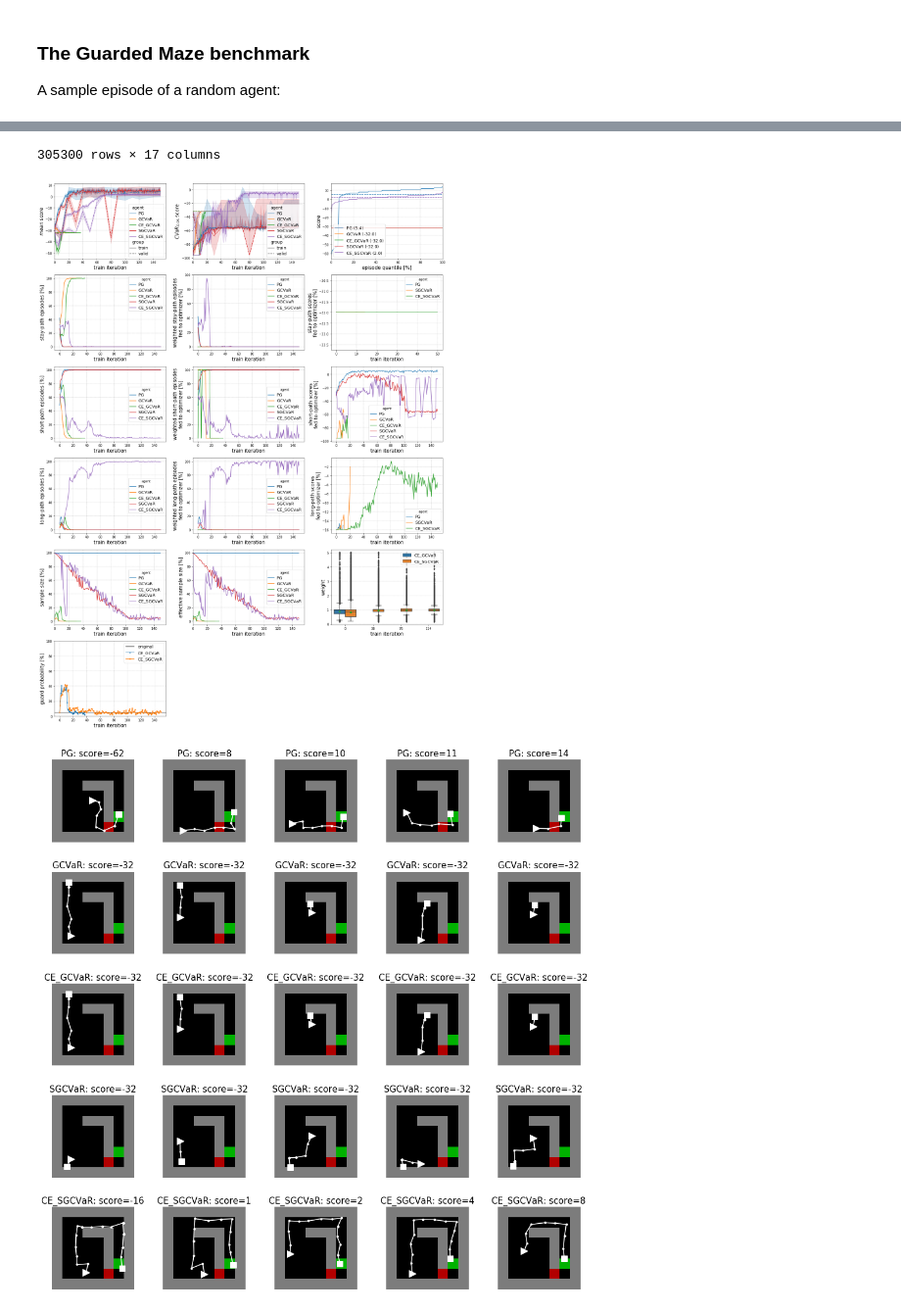
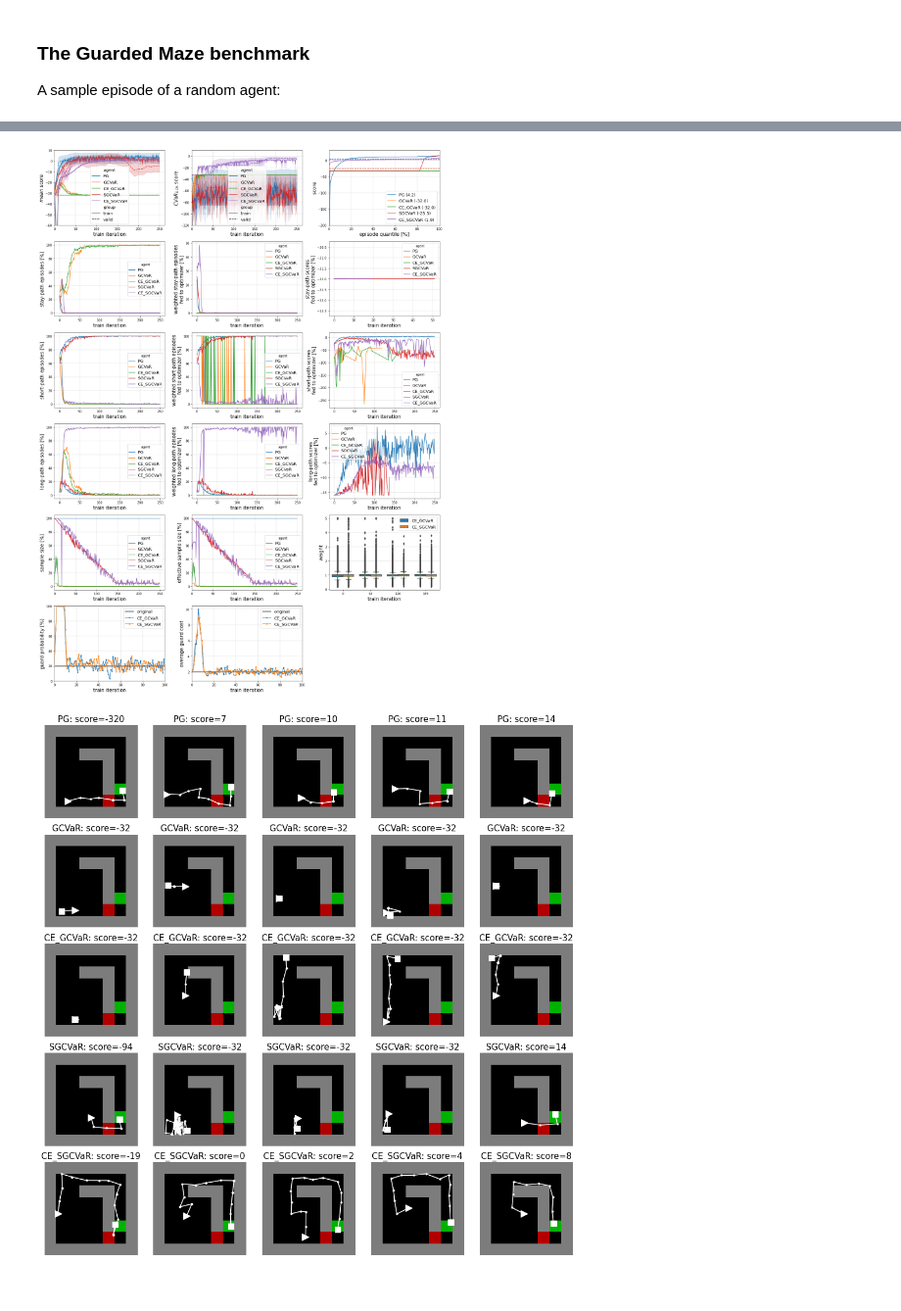
Before and after one commit to ido90/CeSoR, a Jupyter notebook: GuardedMazeExample.ipynb, the cells around one changed output, grey strips where cells are left out. Shown at 98% size. Saved outputs shown, nothing was run; the diff lists cells and outputs as text; code cells hidden in the pictures.

Commit message:
GuardedMaze Notebook: update with random-cost experiments

```diff
--- a/GuardedMazeExample.ipynb
+++ b/GuardedMazeExample.ipynb
@@ -56,27 +56,41 @@ CVaR optimization in this case is with respect to the randomness in the value of
 # %%
 %%time
+
+experiment_args = dict(guard_prob=0.2, guard_cost=2, rand_cost=True, title='maze_randcost')
 
 # Define agents (note that the training hyperparams are also defined here through the dict train_hparams).
 agents = dict(
     PG = (Agents.FC, dict()),
     GCVaR = (Agents.FC, dict(train_hparams=dict(cvar=0.05))),
     CE_GCVaR = (Agents.FC, dict(train_hparams=dict(cvar=0.05, ce_update_freq=1))),  # + CE
-    SGCVaR = (Agents.FC, dict(train_hparams=dict(cvar=0.05, soft_cvar=0.7))),  # + soft-CVaR
-    CE_SGCVaR = (Agents.FC, dict(train_hparams=dict(cvar=0.05, ce_update_freq=1, soft_cvar=0.7))),  # + CE + soft-CVaR
+    SGCVaR = (Agents.FC, dict(train_hparams=dict(cvar=0.05, soft_cvar=0.6))),  # + soft-CVaR
+    CE_SGCVaR = (Agents.FC, dict(train_hparams=dict(cvar=0.05, ce_update_freq=1, soft_cvar=0.6))),  # + CE + soft-CVaR
 );
 
 # Run experiment: setup, training, testing and analysis.
-E1 = GML.Experiment(agents, train_episodes=60000, valid_episodes=60, test_episodes=1000,
-                    guard_prob=0.05, rand_cost=False, optim_freq=400, title='maze_Beta05')
-axs = E1.main()
+E2 = GML.Experiment(agents, train_episodes=100000, valid_episodes=60, test_episodes=1000, optim_freq=400,
+                    no_change_tolerance=0, **experiment_args)
+axs = E2.main()
 
 # Save results and show a sample of episodes.
+E2.save_results()
+
+axs[0].set_ylim((max(axs[0].get_ylim()[0],-60),10))
+axs[1].set_ylim((max(axs[1].get_ylim()[0],-120),10))
+axs[2].set_ylim((max(axs[2].get_ylim()[0],-200),None))
 axs[2].legend(fontsize=13, loc='lower right')
-plt.savefig('outputs/maze_Beta05_summary.png', bbox_inches='tight')
-E1.save_results()
-E1.show_tests()
-plt.savefig('outputs/maze_Beta05_examples.png', bbox_inches='tight')
-E1.dd
+axs[0].legend(fontsize=13, loc='lower center')
+axs[1].legend(fontsize=13, loc='lower center')
+axs[2].legend(fontsize=13, loc='lower right')
+axs[15].set_xlim((0,100))
+axs[16].set_xlim((0,100))
+plt.savefig(f'outputs/{experiment_args["title"]}_summary.png', bbox_inches='tight')
+
+E2.show_tests()
+plt.savefig(f'outputs/{experiment_args["title"]}_examples.png', bbox_inches='tight')
+
+E2.visualize_policies()
+plt.savefig(f'outputs/{experiment_args["title"]}_policies.png', bbox_inches='tight')
 # %% [output]
 Training 5/5 remaining agents...
 Training 5 agents...
@@ -107,3 +110,2 @@ Wall time: 1h 25min 36s
-305300 rows × 17 columns
-[figure, old version]
+[figure, new version]
-[figure, old version]
+[figure, new version]
```
Also changed, not shown: parts of 9 cells of this notebook.
